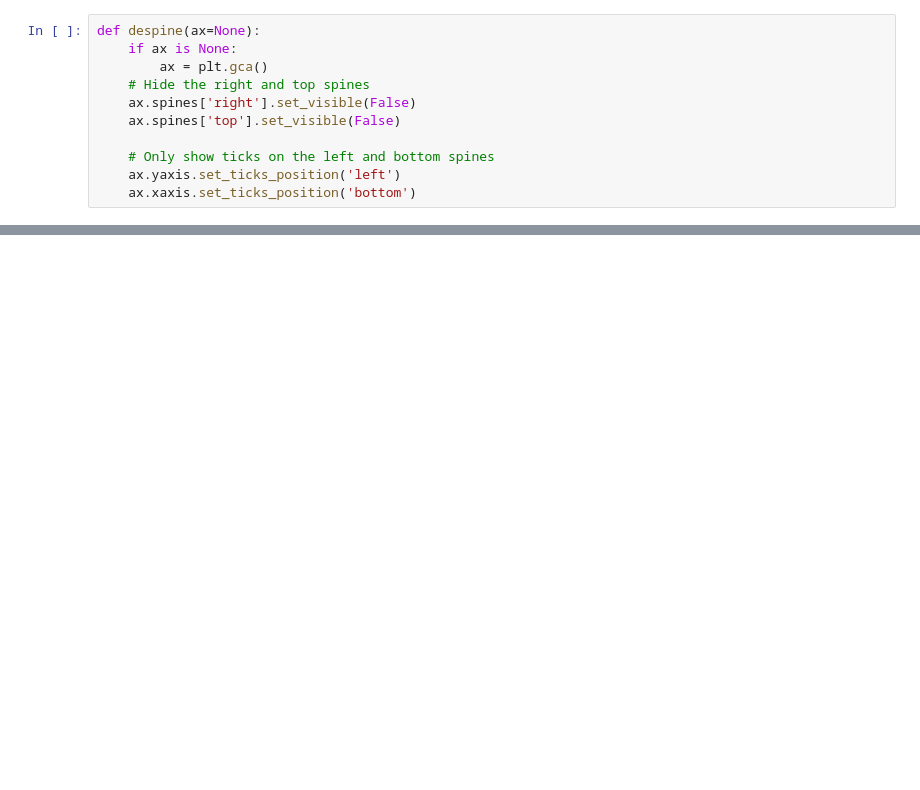
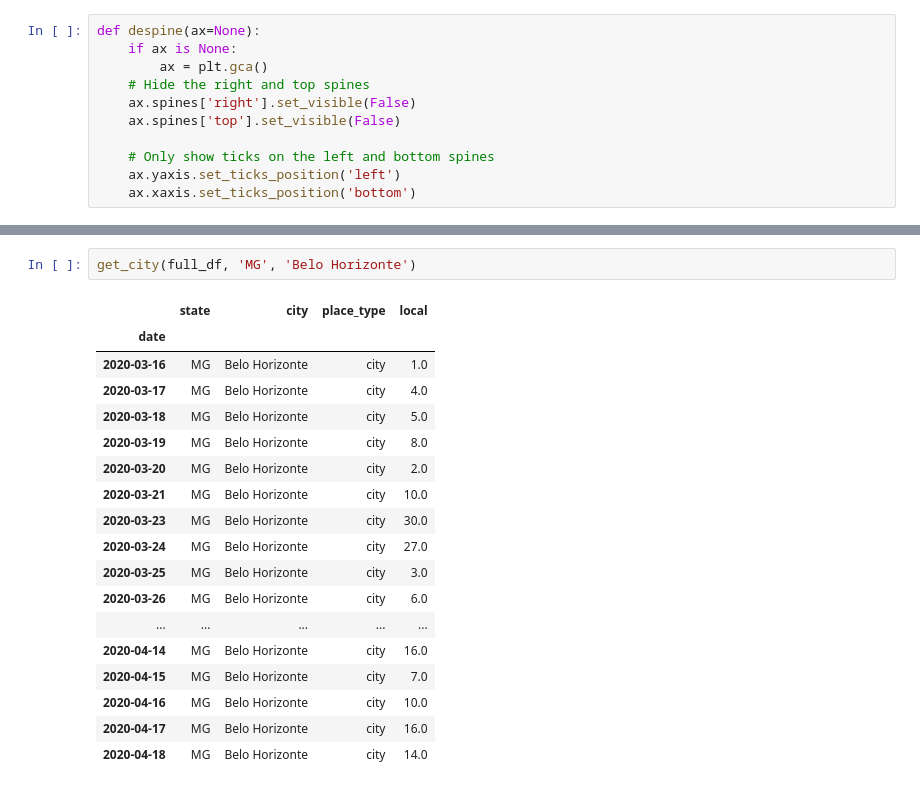
Before and after one commit to flaviovdf/covid19, a Jupyter notebook: Exploration.ipynb, the cells around one changed output, grey strips where cells are left out. Drawn from its saved outputs; the diff is of its cells as text; blank space fills up the shorter version.

```diff
--- a/Exploration.ipynb
+++ b/Exploration.ipynb
@@ -235,0 +238,21 @@ plot_standings(mr);
+# %%
+get_city(full_df, 'MG', 'Belo Horizonte')
+# %% [output]
+|  | state | city | place_type | local |
+| date |  |  |  |  |
+| 2020-03-16 | MG | Belo Horizonte | city | 1.0 |
+| 2020-03-17 | MG | Belo Horizonte | city | 4.0 |
+| 2020-03-18 | MG | Belo Horizonte | city | 5.0 |
+| 2020-03-19 | MG | Belo Horizonte | city | 8.0 |
+| 2020-03-20 | MG | Belo Horizonte | city | 2.0 |
+| 2020-03-21 | MG | Belo Horizonte | city | 10.0 |
+| 2020-03-23 | MG | Belo Horizonte | city | 30.0 |
+| 2020-03-24 | MG | Belo Horizonte | city | 27.0 |
+| 2020-03-25 | MG | Belo Horizonte | city | 3.0 |
+| 2020-03-26 | MG | Belo Horizonte | city | 6.0 |
+| ... | ... | ... | ... | ... |
+| 2020-04-14 | MG | Belo Horizonte | city | 16.0 |
+| 2020-04-15 | MG | Belo Horizonte | city | 7.0 |
+| 2020-04-16 | MG | Belo Horizonte | city | 10.0 |
+| 2020-04-17 | MG | Belo Horizonte | city | 16.0 |
+| 2020-04-18 | MG | Belo Horizonte | city | 14.0 |
```
Also changed, not shown: parts of 5 cells of this notebook, 30 other files.
